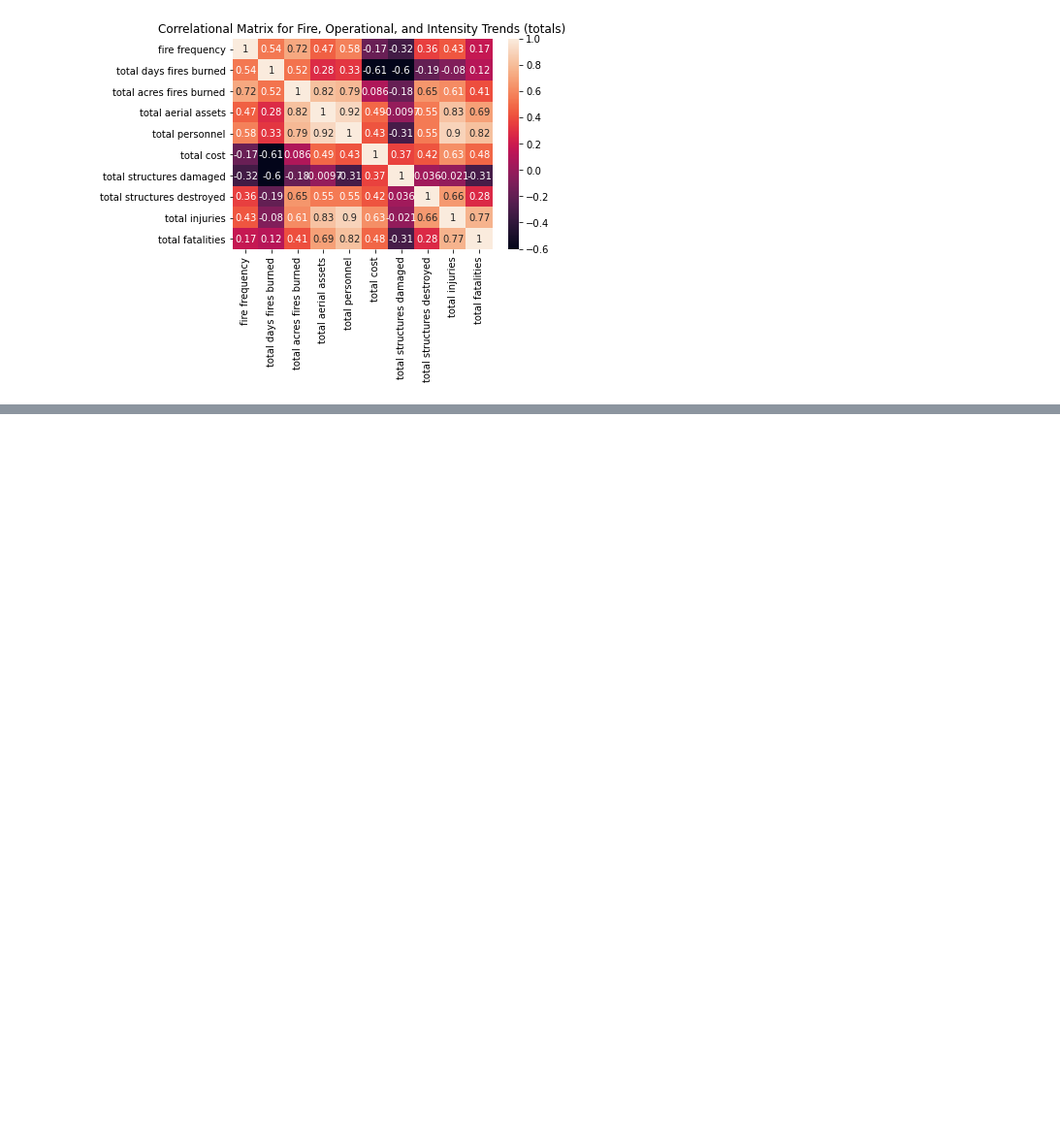
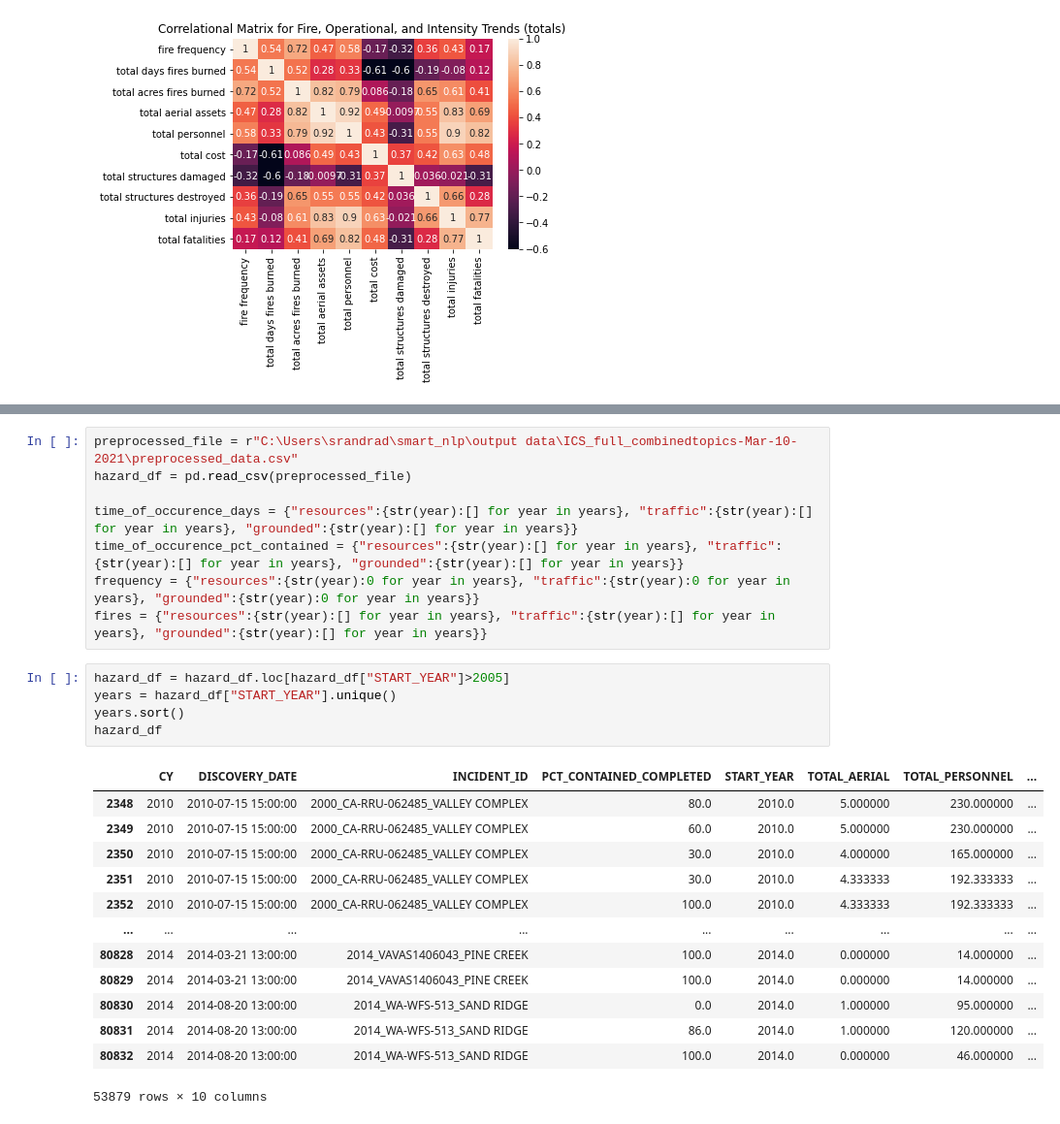
Before and after one commit to nasa/mika, a Jupyter notebook: ICS quantitative analysis.ipynb, the cells around one changed output, grey strips where cells are left out. Shown at 97% size. Saved outputs shown, nothing was run; the diff lists cells and outputs as text; blank space fills up the shorter version.

Commit message:
updated ICS notebook with HEAT outputs

```diff
--- a/ICS quantitative analysis.ipynb
+++ b/ICS quantitative analysis.ipynb
@@ -518,0 +524,27 @@ plt.show()
+# %%
+preprocessed_file = r"C:\Users\srandrad\smart_nlp\output data\ICS_full_combinedtopics-Mar-10-2021\preprocessed_data.csv"
+hazard_df = pd.read_csv(preprocessed_file)
+
+time_of_occurence_days = {"resources":{str(year):[] for year in years}, "traffic":{str(year):[] for year in years}, "grounded":{str(year):[] for year in years}}
+time_of_occurence_pct_contained = {"resources":{str(year):[] for year in years}, "traffic":{str(year):[] for year in years}, "grounded":{str(year):[] for year in years}}
+frequency = {"resources":{str(year):0 for year in years}, "traffic":{str(year):0 for year in years}, "grounded":{str(year):0 for year in years}}
+fires = {"resources":{str(year):[] for year in years}, "traffic":{str(year):[] for year in years}, "grounded":{str(year):[] for year in years}}
+# %%
+hazard_df = hazard_df.loc[hazard_df["START_YEAR"]>2005]
+years = hazard_df["START_YEAR"].unique()
+years.sort()
+hazard_df
+# %% [output]
+|  | CY | DISCOVERY_DATE | INCIDENT_ID | PCT_CONTAINED_COMPLETED | START_YEAR | TOTAL_AERIAL | TOTAL_PERSONNEL | ... |
+| 2348 | 2010 | 2010-07-15 15:00:00 | 2000_CA-RRU-062485_VALLEY COMPLEX | 80.0 | 2010.0 | 5.000000 | 230.000000 | ... |
+| 2349 | 2010 | 2010-07-15 15:00:00 | 2000_CA-RRU-062485_VALLEY COMPLEX | 60.0 | 2010.0 | 5.000000 | 230.000000 | ... |
+| 2350 | 2010 | 2010-07-15 15:00:00 | 2000_CA-RRU-062485_VALLEY COMPLEX | 30.0 | 2010.0 | 4.000000 | 165.000000 | ... |
+| 2351 | 2010 | 2010-07-15 15:00:00 | 2000_CA-RRU-062485_VALLEY COMPLEX | 30.0 | 2010.0 | 4.333333 | 192.333333 | ... |
+| 2352 | 2010 | 2010-07-15 15:00:00 | 2000_CA-RRU-062485_VALLEY COMPLEX | 100.0 | 2010.0 | 4.333333 | 192.333333 | ... |
+| ... | ... | ... | ... | ... | ... | ... | ... | ... |
+| 80828 | 2014 | 2014-03-21 13:00:00 | 2014_VAVAS1406043_PINE CREEK | 100.0 | 2014.0 | 0.000000 | 14.000000 | ... |
+| 80829 | 2014 | 2014-03-21 13:00:00 | 2014_VAVAS1406043_PINE CREEK | 100.0 | 2014.0 | 0.000000 | 14.000000 | ... |
+| 80830 | 2014 | 2014-08-20 13:00:00 | 2014_WA-WFS-513_SAND RIDGE | 0.0 | 2014.0 | 1.000000 | 95.000000 | ... |
+| 80831 | 2014 | 2014-08-20 13:00:00 | 2014_WA-WFS-513_SAND RIDGE | 86.0 | 2014.0 | 1.000000 | 120.000000 | ... |
+| 80832 | 2014 | 2014-08-20 13:00:00 | 2014_WA-WFS-513_SAND RIDGE | 100.0 | 2014.0 | 0.000000 | 46.000000 | ... |
+53879 rows × 10 columns
```
Also changed, not shown: parts of 11 cells of this notebook, 1 other file.
